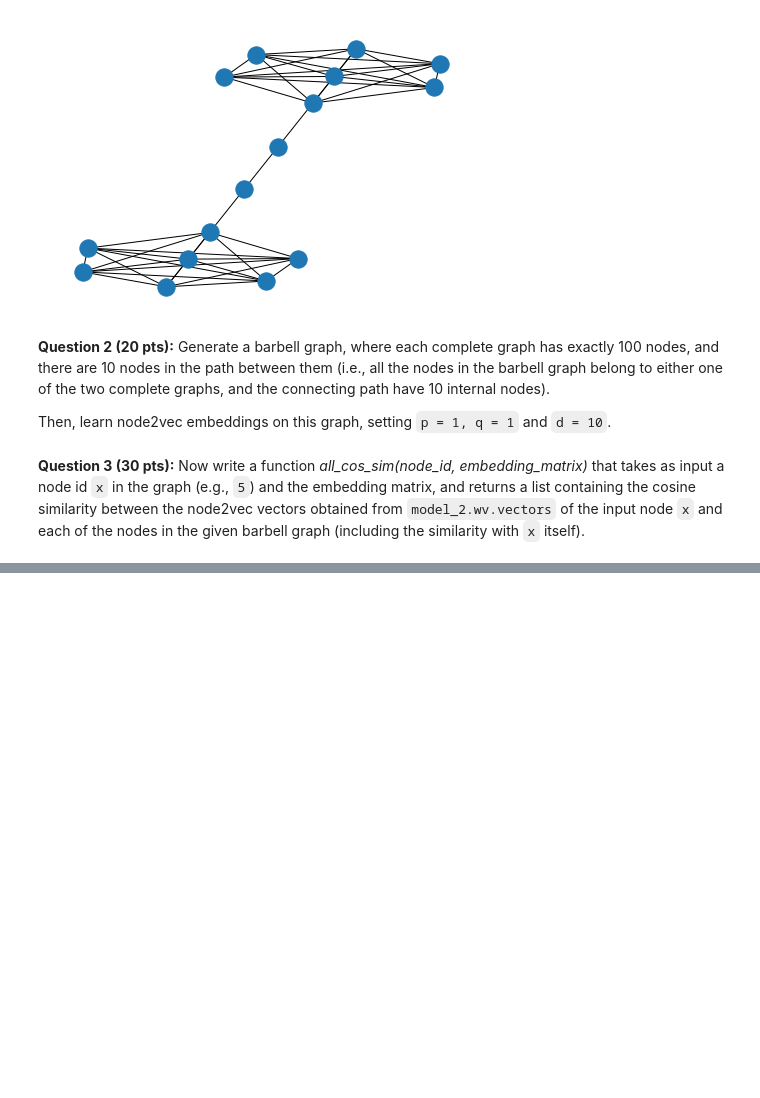
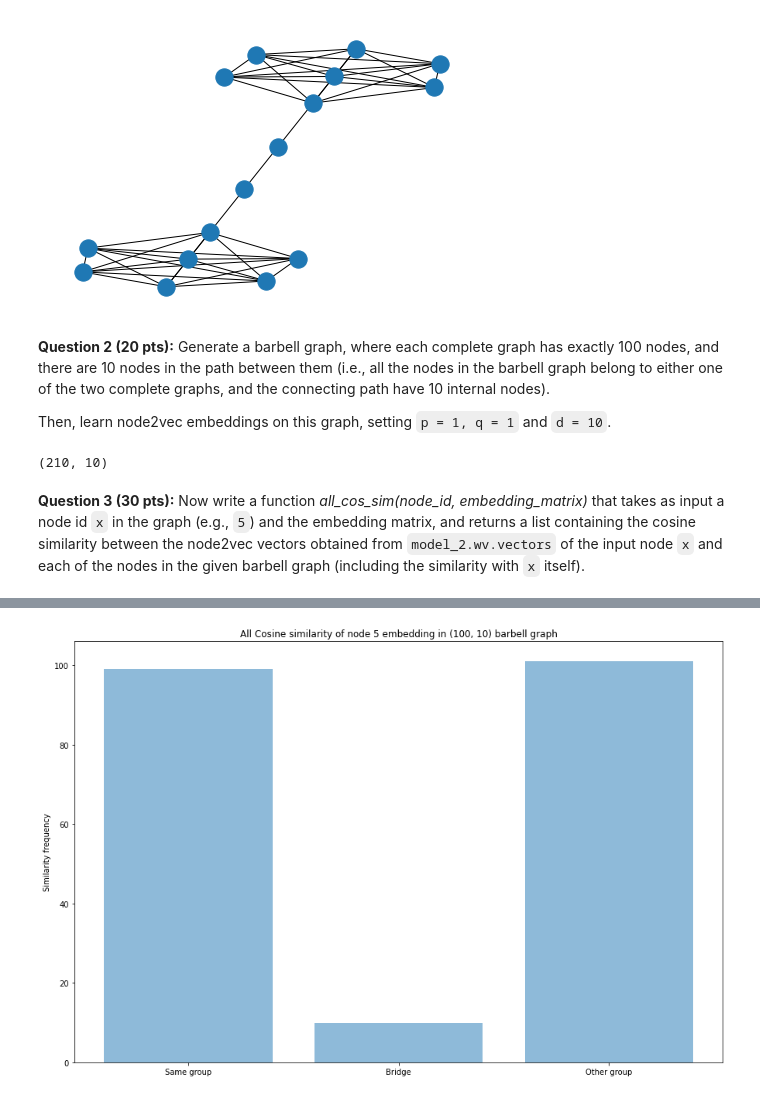
Before and after one commit to CarsonFox/Graph-ML, a Jupyter notebook: A4_MLG_fa22_Fox_Carson.ipynb, the cells around one changed output, grey strips where cells are left out. Drawn from its saved outputs; the diff is of its cells as text; code cells hidden in the pictures; blank space fills up the shorter version.

````diff
--- a/A4_MLG_fa22_Fox_Carson.ipynb
+++ b/A4_MLG_fa22_Fox_Carson.ipynb
@@ -141,3 +190,14 @@
+# %%
+barbell = nx.barbell_graph(100, 10)
+
+n2v_model = Node2Vec(barbell, p=1, q=1, d=10)
+model = n2v_model.fit(window=10, min_count=1, batch_words=4)
+
+# Node to vec representation
+barbell_embedding = model.wv.vectors
+barbell_embedding.shape
+# %% [output]
+(210, 10)
 # %% [markdown]
 **Question 3 (30 pts):**
 Now write a function *all_cos_sim(node_id, embedding_matrix)* that takes as input a node id ```x``` in the graph (e.g., ```5```) and the embedding matrix, and returns a list containing the cosine similarity between the node2vec vectors obtained from `model_2.wv.vectors` of the input node ```x``` and each of the nodes in the given barbell graph (including the similarity with ```x``` itself).
@@ -146,3 +204,15 @@ Now write a function *all_cos_sim(node_id, embedding_matrix)* that takes as inpu
+# %%
+from math import sqrt
+
+def cos_sim(u, v):
+    dp = sum((a*b for (a, b) in zip(u, v)))
+    lu = sqrt(sum((x**2 for x in u)))
+    lv = sqrt(sum((x**2 for x in v)))
+    return dp / (lu * lv)
+
+def all_cos_sim(node_id, embedding_matrix):
+    u = embedding_matrix[node_id]
+    return [cos_sim(u, v) for v in embedding_matrix]
 # %% [markdown]
 **Question 4 (30 pts):**
 Group the simlarity frequecies in three bins, and visualize a barchart. You can see one example of creating barchart [here](https://pythonspot.com/matplotlib-bar-chart/) . The x axis ticks of your barchart will have three node groups (Other group, bridge nodes, and same group). The y axis will represent the count of nodes in each bin. Your barchart might look like the following barchart.
@@ -153,0 +221,23 @@ sims = all_cos_sim(5, w2v_2)
+# %%
+n = 5
+sims = all_cos_sim(n, barbell_embedding)
+groups = ('Same group', 'Bridge', 'Other group')
+
+a, b = .2, .9
+bin_same = [x for x in sims if b <= x]
+bin_bridge = [x for x in sims if a < x and x < b]
+bin_other = [x for x in sims if x <= a]
+
+bins = list(map(len, [bin_same, bin_bridge, bin_other]))
+
+plt.figure(figsize=(15, 10))
+y = np.arange(len(groups))
+
+plt.bar(y, bins, align='center', alpha=0.5)
+plt.xticks(y, groups)
+plt.ylabel('Similarity frequency')
+plt.title(f'All Cosine similarity of node {n} embedding in (100, 10) barbell graph')
+
+plt.show()
+# %% [output]
+[figure, added]
````
Also changed, not shown: parts of 10 cells of this notebook.
